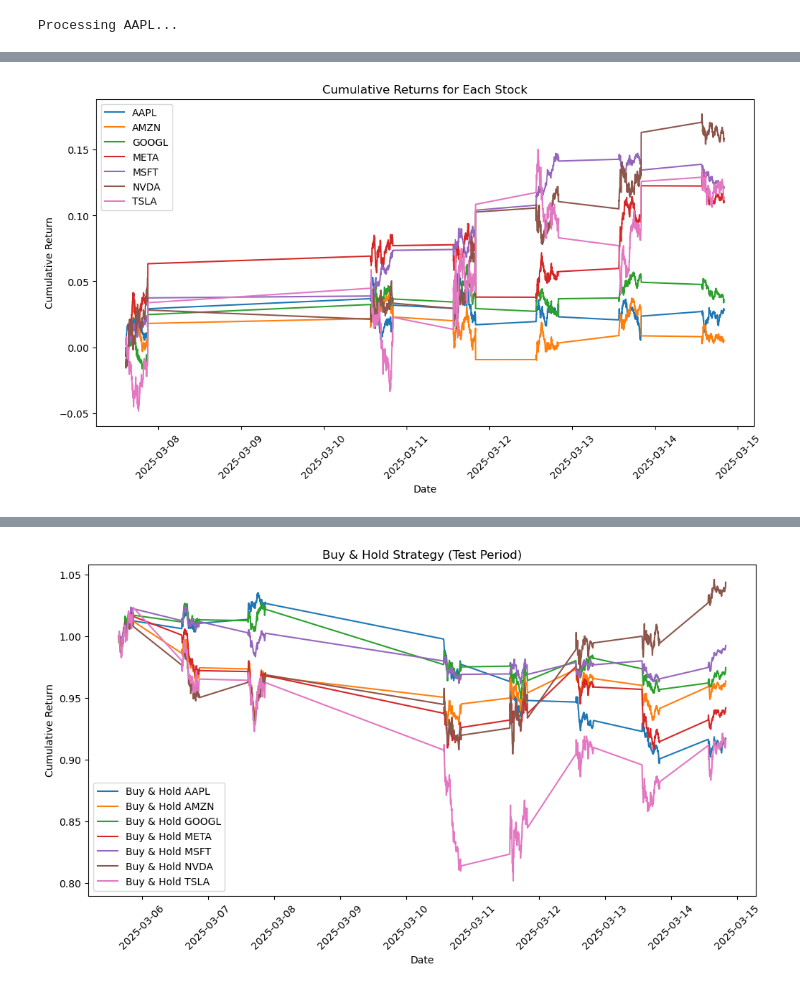
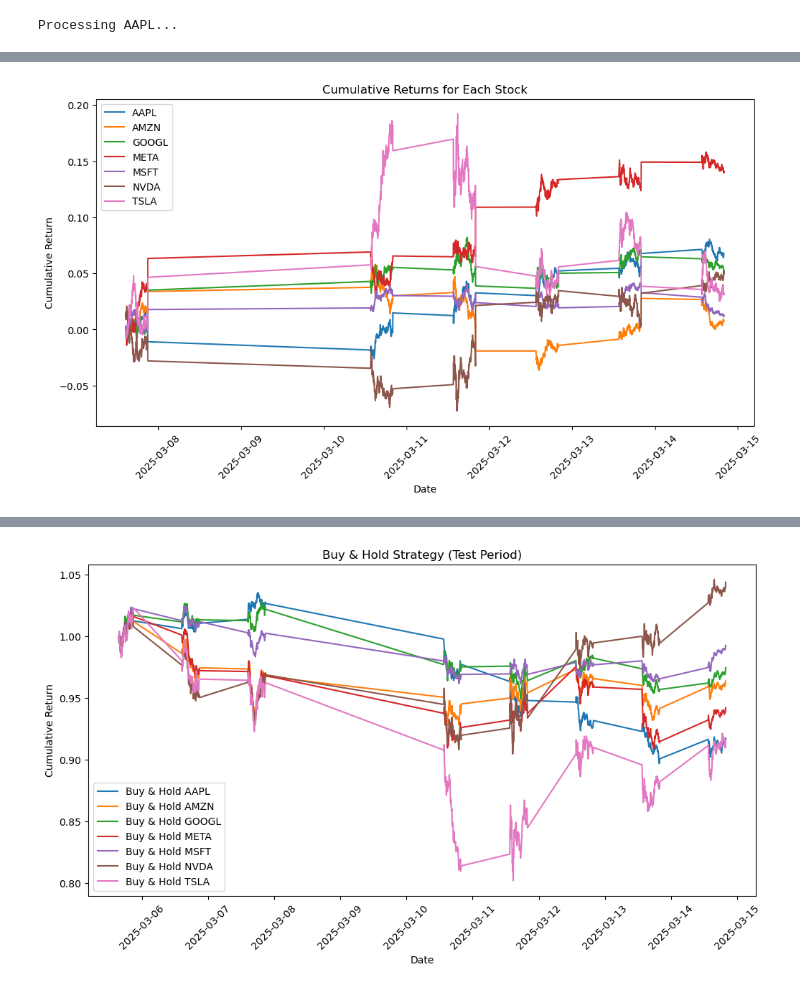
Before and after one commit to onepersonhere/4211-project, a Jupyter notebook: stock/RNN_Prediction_Technical.ipynb, the cells around one changed output, grey strips where cells are left out. Cells and saved outputs as stored; diff of their text form; code cells hidden in the pictures.

Commit message:
Stock optimized

```diff
--- a/stock/RNN_Prediction_Technical.ipynb
+++ b/stock/RNN_Prediction_Technical.ipynb
@@ -200,23 +200,48 @@ def plot_cumulative_returns(all_trades_df):
 np.random.seed(42)
 tf.random.set_seed(42)
 random.seed(42)
-tf.keras.utils.set_random_seed(42)
 tf.config.experimental.enable_op_determinism()
 
-# Load and preprocess the data
-def load_and_preprocess_data(file_path):
+def load_and_preprocess_data(file_path, sentiment_path=None):
     df = pd.read_csv(file_path)
     df['Datetime'] = pd.to_datetime(df['Datetime'])
     df.sort_values(['Ticker', 'Datetime'], inplace=True)
 
     feature_cols = ['Close', 'MACD_Buy', 'MACD_Sell', 'RSI_Buy', 'RSI_Sell', 'STOCHS_Buy', 'STOCHS_Sell',
-                    'ADX_Buy', 'ADX_Sell', 'Aroon_Buy', 'Aroon_Sell', 'BOLL_Buy', 'BOLL_Sell', 'OSC_Buy', 'OSC_Sell', 'BIAS_Buy', 'BIAS_Sell']
+                    'ADX_Buy', 'ADX_Sell', 'Aroon_Buy', 'Aroon_Sell', 'BOLL_Buy', 'BOLL_Sell',
+                    'OSC_Buy', 'OSC_Sell', 'BIAS_Buy', 'BIAS_Sell']
 
     df = df[feature_cols + ['Datetime', 'Ticker']].dropna()
-    df['Return'] = df.groupby('Ticker')['Close'].pct_change().shift(-1)  # Next period return as target
+
+    # ✅ Merge daily sentiment with intraday stock data
+    if sentiment_path:
+        sentiment = pd.read_csv(sentiment_path)
+        sentiment.rename(columns={'Unnamed: 0': 'Date'}, inplace=True)
+        sentiment['Date'] = pd.to_datetime(sentiment['Date'])
+
+        # Convert from wide to long format: Date | Ticker | Sentiment
+        sentiment = sentiment.melt(id_vars='Date', var_name='Ticker', value_name='Sentiment')
+        sentiment['Date'] = sentiment['Date'].dt.normalize()
+        sentiment['Date'] = sentiment['Date'].dt.tz_localize(None)
+
+        # Normalize stock datetime to just date
+        df['Date'] = df['Datetime'].dt.normalize()
+        df['Date'] = df['Date'].dt.tz_localize(None)
+
+        # Merge to broadcast daily sentiment across all minutes of the day
+        df = pd.merge(df, sentiment, how='left', on=['Date', 'Ticker'])
+        df.drop(columns='Date', inplace=True)
+
+        df['Sentiment'] = df['Sentiment'].fillna(0)
+        feature_cols.append('Sentiment')
+
+    # Compute next-period return (target)
+    df['Return'] = df.groupby('Ticker')['Close'].pct_change().shift(-1)
     df.dropna(inplace=True)
 
     return df, feature_cols
+
+
 
 # Prepare sequences for LSTM training
 def prepare_sequences(df, feature_cols, sequence_length=20):
@@ -254,8 +279,8 @@ def improved_lstm_model(input_shape):
         BatchNormalization(),
         Dropout(0.3),
 
-        Dense(32, activation='relu'),
         Dense(16, activation='relu'),
+        Dense(8, activation='relu'),
         Dense(1, activation='tanh')
     ])
 
@@ -286,10 +311,33 @@ def train_and_evaluate_model(df, feature_cols, ticker):
 
     return model, y_test, y_pred, dates_test, close_prices_test
 
-# Log trades and compute cumulative returns
 def log_trades(dates, actual_returns, predicted_returns, close_prices, ticker):
     positions = np.where(predicted_returns.flatten() > 0, 'LONG', 'SHORT')
-    cumulative_return = np.cumprod(1 + (actual_returns * (positions == 'LONG') - actual_returns * (positions == 'SHORT'))) - 1
+
+    fee = 2.838e-4  # Trading fee (0.02838%)
+    strategy_returns = np.zeros_like(actual_returns.flatten())
+
+    prev_position = None
+    for i in range(len(actual_returns)):
+        curr_position = positions[i]
+
+        # Determine base return based on position
+        if curr_position == 'LONG':
+            ret = actual_returns[i]
+        elif curr_position == 'SHORT':
+            ret = -actual_returns[i]
+        else:
+            ret = 0
+
+        # Apply fee only if position changed
+        if prev_position is not None and curr_position != prev_position:
+            ret -= fee
+
+        strategy_returns[i] = ret
+        prev_position = curr_position
+
+    # Compute cumulative return
+    cumulative_return = np.cumprod(1 + strategy_returns) - 1
 
     trades = pd.DataFrame({
         'Date': dates,
@@ -300,6 +348,12 @@ def log_trades(dates, actual_returns, predicted_returns, close_prices, ticker):
         'Cumulative_Return': cumulative_return,
         'Ticker': ticker
     })
+
+    # Ensure proper formatting and volatility computation
+    trades['Date'] = pd.to_datetime(trades['Date'])
+    trades = trades.sort_values('Date').reset_index(drop=True)
+    trades['Rolling_STD_Return'] = trades['Cumulative_Return'].rolling(window=5).std()
+
     return trades
 
 # Function to plot cumulative returns for each stock
@@ -319,7 +373,8 @@ def plot_cumulative_returns(all_trades_df):
 
 # Load dataset
 file_path = "./data_with_indicators/stock_prices_2m_with_indicators.csv"
-df, feature_cols = load_and_preprocess_data(file_path)
+sentiment_file_path = "aggregated_daily_sentiment.csv"
+df, feature_cols = load_and_preprocess_data(file_path, sentiment_file_path)
 
 # Loop through each ticker and process data
 all_trades = []
@@ -336,6 +391,7 @@ for ticker in unique_tickers:
 # Combine all trades into a single DataFrame
 all_trades_df = pd.concat(all_trades, ignore_index=True)
 
+
 # Plot cumulative returns for all stocks
 plot_cumulative_returns(all_trades_df)
 # %% [output]
@@ -462 +524 @@ Epoch 8/50
-[figure, old version]
+[figure, new version]
```
Also changed, not shown: parts of 4 cells of this notebook.
